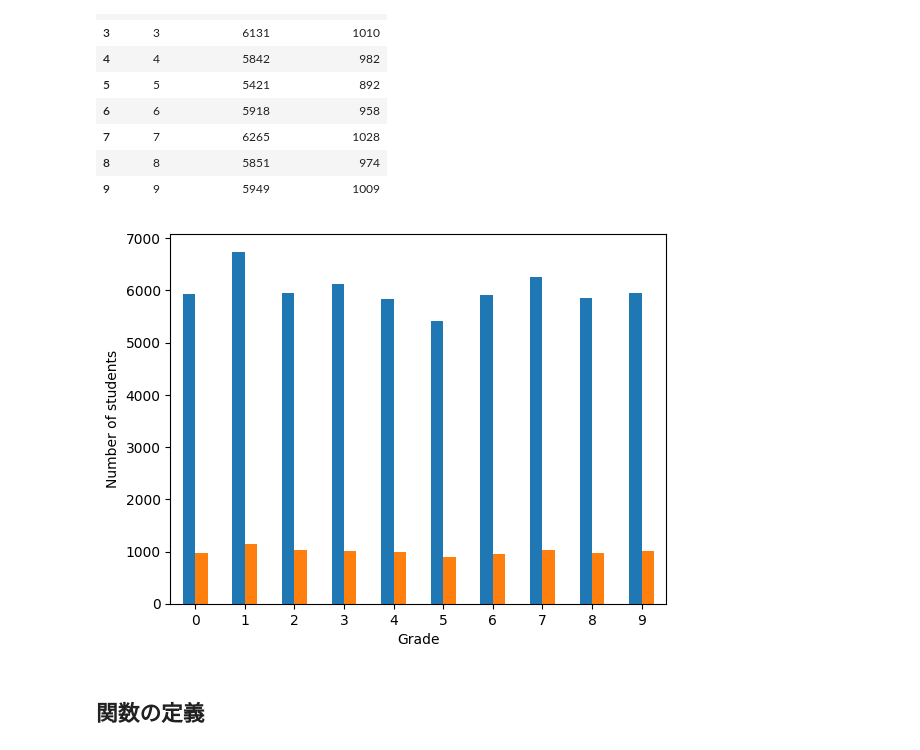
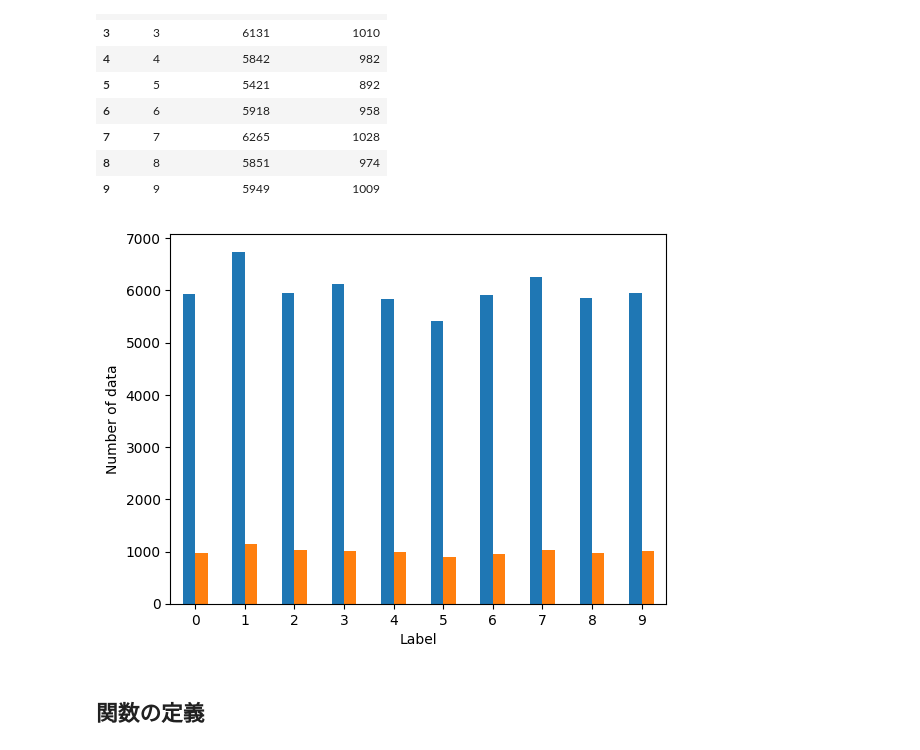
Before and after one commit to coraldx5/generativeai_intro_book, a Jupyter notebook: chap07_mnist_digit_classification.ipynb, the cells around one changed output. Saved outputs shown, nothing was run; the diff lists cells and outputs as text; code cells hidden in the pictures.

```diff
--- a/chap07_mnist_digit_classification.ipynb
+++ b/chap07_mnist_digit_classification.ipynb
@@ -139,13 +139,13 @@ df
 # %%
 # @title ## 参考：学習用/検証用データに含まれる各ラベルの枚数をグラフで確認
 import matplotlib.pyplot as plt
 df.plot.bar(x='ラベル', y=['学習用データの数','検証用データの数'], legend=False)
-plt.xlabel('Grade')
-plt.ylabel('Number of students')
+plt.xlabel('Label')
+plt.ylabel('Number of data')
 plt.xticks(rotation=0)
 plt.show()
 # %% [output]
-[figure, old version]
+[figure, new version]
 # %% [markdown]
 ## 関数の定義
 # %%
```
Also changed, not shown: parts of 11 cells of this notebook.
